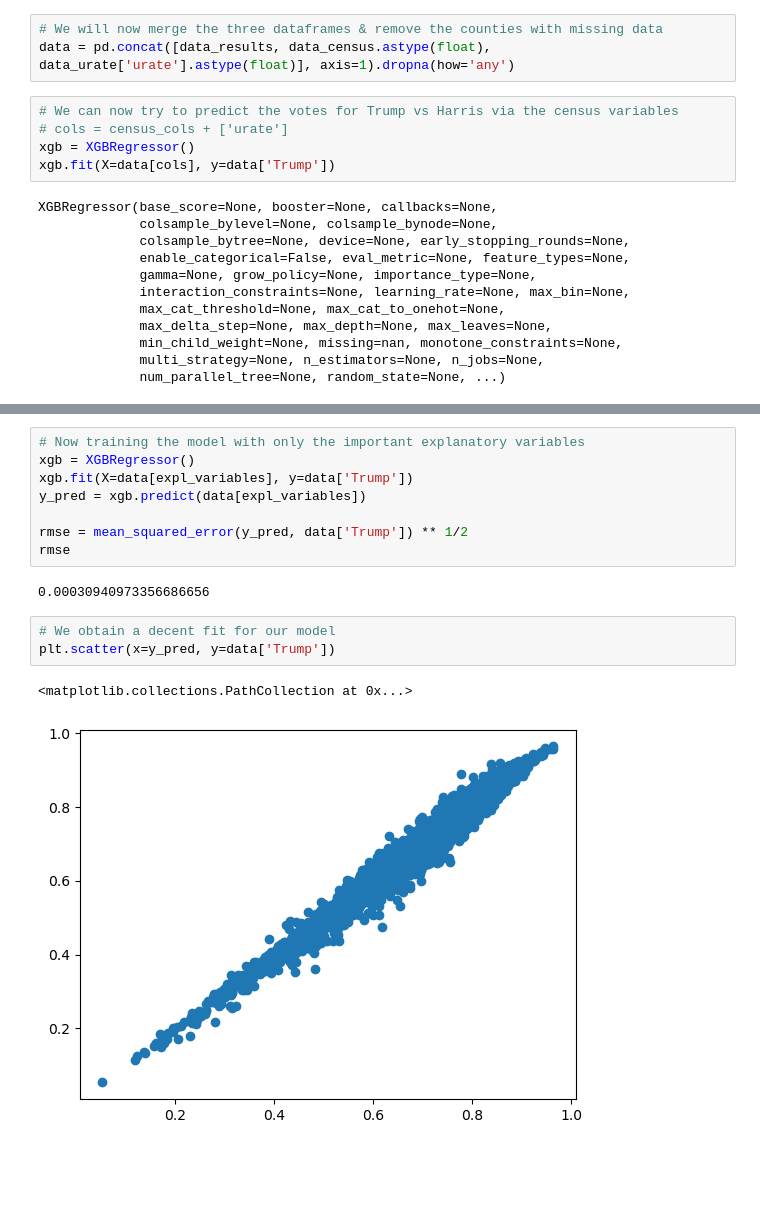
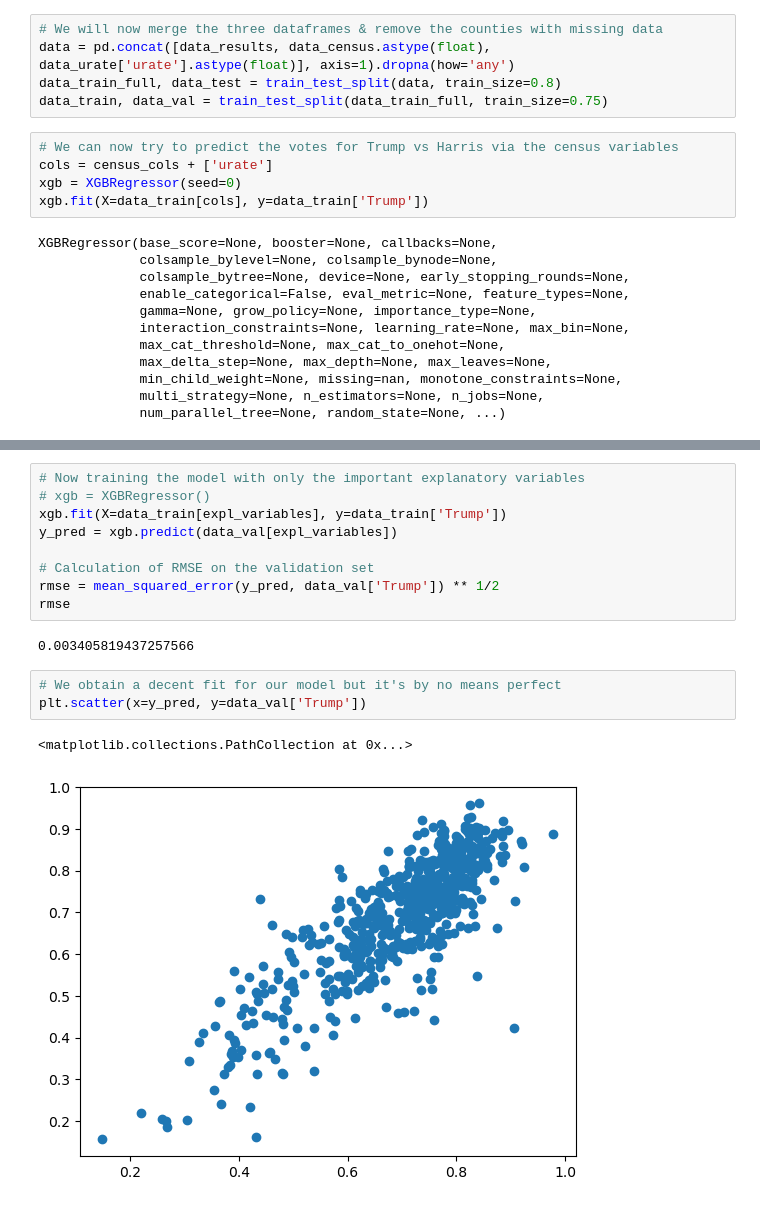
Before and after one commit to matthiastraut/Zoomcamp, a Jupyter notebook: midproject/train_model.ipynb, the cells around one changed output, grey strips where cells are left out. Cells and saved outputs as stored; diff of their text form; blank space fills up the shorter version.

```diff
--- a/midproject/train_model.ipynb
+++ b/midproject/train_model.ipynb
@@ -74,11 +77,13 @@ data_urate.head()
 # %%
 # We will now merge the three dataframes & remove the counties with missing data
 data = pd.concat([data_results, data_census.astype(float), data_urate['urate'].astype(float)], axis=1).dropna(how='any')
+data_train_full, data_test = train_test_split(data, train_size=0.8)
+data_train, data_val = train_test_split(data_train_full, train_size=0.75)
 # %%
 # We can now try to predict the votes for Trump vs Harris via the census variables
-# cols = census_cols + ['urate']
-xgb = XGBRegressor()
-xgb.fit(X=data[cols], y=data['Trump'])
+cols = census_cols + ['urate']
+xgb = XGBRegressor(seed=0)
+xgb.fit(X=data_train[cols], y=data_train['Trump'])
 # %% [output]
 XGBRegressor(base_score=None, booster=None, callbacks=None,
              colsample_bylevel=None, colsample_bynode=None,
@@ -111,16 +117,17 @@ expl_variables
 # %%
 # Now training the model with only the important explanatory variables
-xgb = XGBRegressor()
-xgb.fit(X=data[expl_variables], y=data['Trump'])
-y_pred = xgb.predict(data[expl_variables])
+# xgb = XGBRegressor()
+xgb.fit(X=data_train[expl_variables], y=data_train['Trump'])
+y_pred = xgb.predict(data_val[expl_variables])
 
-rmse = mean_squared_error(y_pred, data['Trump']) ** 1/2
+# Calculation of RMSE on the validation set
+rmse = mean_squared_error(y_pred, data_val['Trump']) ** 1/2
 rmse
 # %% [output]
-0.00030940973356686656
+0.003405819437257566
 # %%
-# We obtain a decent fit for our model
-plt.scatter(x=y_pred, y=data['Trump'])
+# We obtain a decent fit for our model but it's by no means perfect
+plt.scatter(x=y_pred, y=data_val['Trump'])
 # %% [output]
 <matplotlib.collections.PathCollection at 0x...>
-[figure, old version]
+[figure, new version]
```
Also changed, not shown: parts of 9 cells of this notebook, 10 other files.
